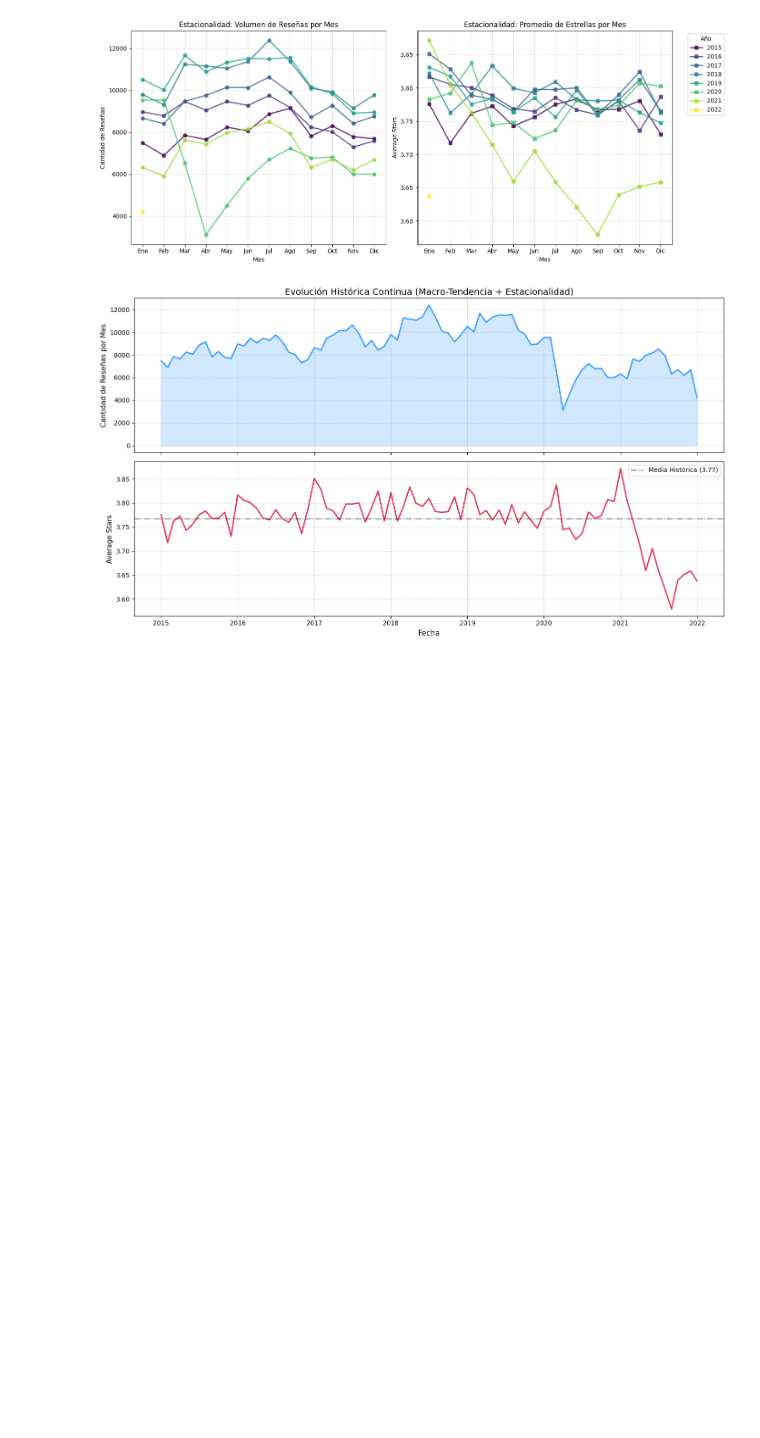
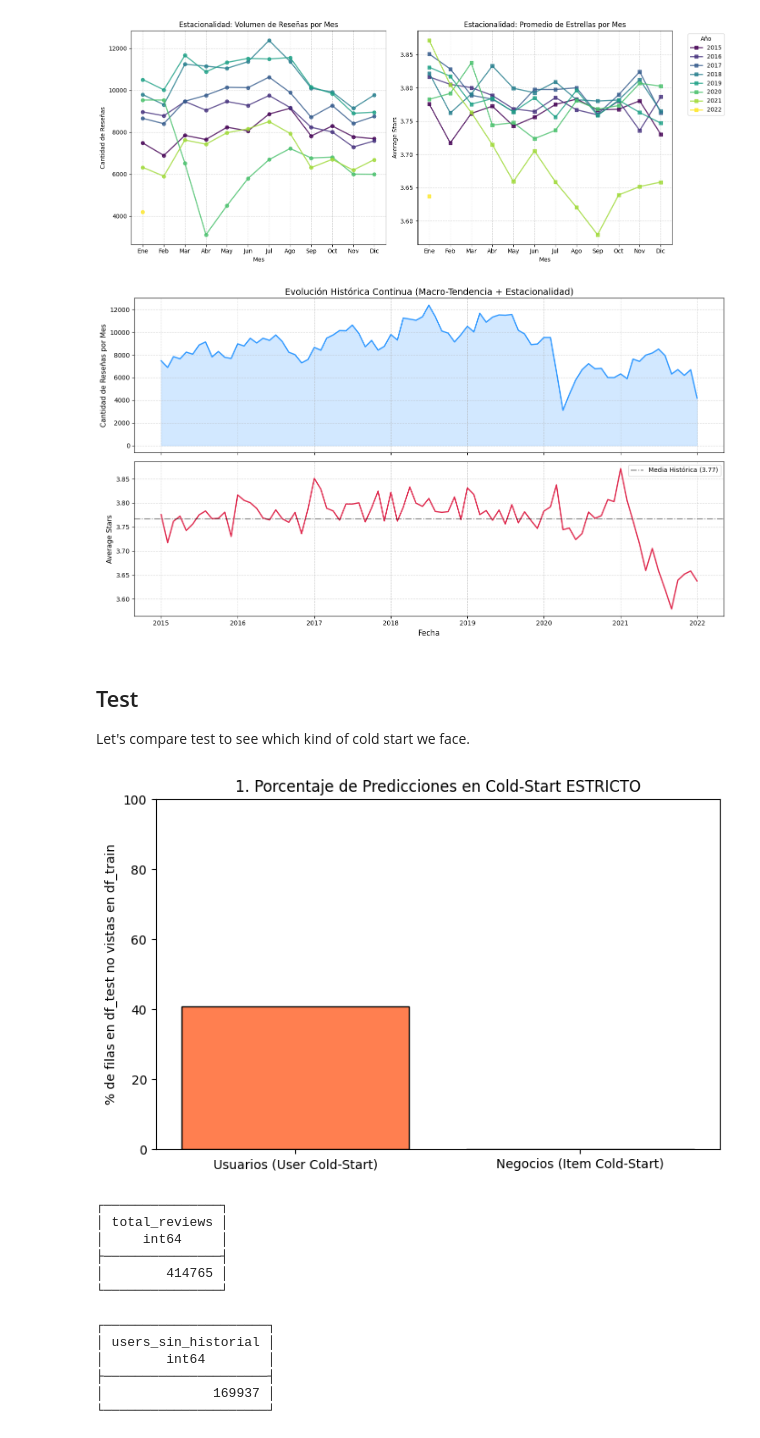
Before and after one commit to yabol02/recsys_content, a Jupyter notebook: notebooks/eda_sql.ipynb, the cells around one changed output. Saved outputs shown, nothing was run; the diff lists cells and outputs as text; code cells hidden in the pictures; blank space fills up the shorter version.

```diff
--- a/notebooks/eda_sql.ipynb
+++ b/notebooks/eda_sql.ipynb
@@ -829,3 +826,54 @@ plt.tight_layout()
 plt.show()
 # %% [output]
 [figure]
+# %% [markdown]
+## Test
+
+Let's compare test to see which kind of cold start we face.
+# %%
+plt.figure(figsize=(8, 5))
+query = """
+    SELECT
+        'Usuarios (User Cold-Start)' as tipo,
+        SUM(CASE WHEN user_id NOT IN (SELECT user_id FROM df_train) THEN 1 ELSE 0 END) * 100.0 / COUNT(*) as porcentaje_frio
+    FROM df_test
+    UNION ALL
+    SELECT
+        'Negocios (Item Cold-Start)' as tipo,
+        SUM(CASE WHEN business_id NOT IN (SELECT business_id FROM df_train) THEN 1 ELSE 0 END) * 100.0 / COUNT(*) as porcentaje_frio
+    FROM df_test
+"""
+data = duckdb.sql(query).pl()
+
+plt.bar(data['tipo'], data['porcentaje_frio'], color=['coral', 'mediumaquamarine'], edgecolor='black')
+plt.title('1. Porcentaje de Predicciones en Cold-Start ESTRICTO')
+plt.ylabel('% de filas en df_test no vistas en df_train')
+plt.ylim(0, 100)
+plt.show()
+# %% [output]
+[figure, added]
+# %%
+duckdb.sql("""
+SELECT count(*) as total_reviews
+FROM df_test
+""")
+# %% [output]
+┌───────────────┐
+│ total_reviews │
+│     int64     │
+├───────────────┤
+│        414765 │
+└───────────────┘
+# %%
+duckdb.sql("""
+SELECT count(*) as users_sin_historial
+FROM df_test
+WHERE user_id NOT IN (SELECT user_id FROM df_train)
+""")
+# %% [output]
+┌─────────────────────┐
+│ users_sin_historial │
+│        int64        │
+├─────────────────────┤
+│              169937 │
+└─────────────────────┘
```
Also changed, not shown: parts of 18 cells of this notebook.
